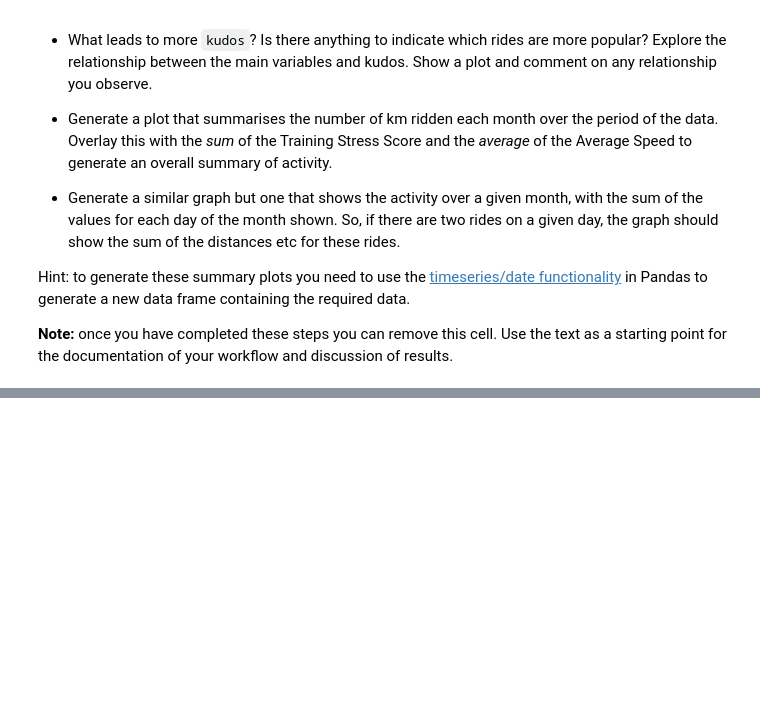
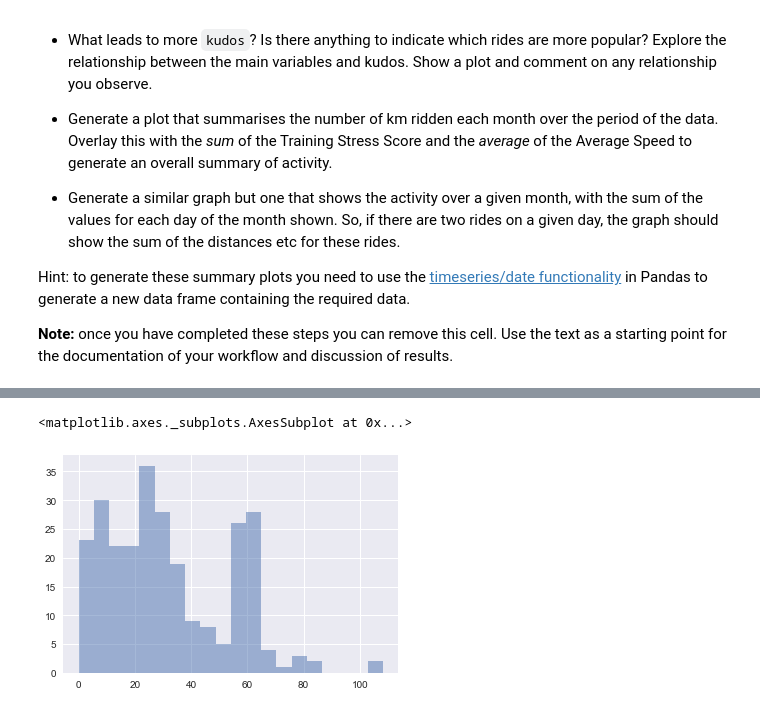
Before and after one commit to garyliu427/portfolio-2019-garyliu427, a Jupyter notebook: Portfolio 1.ipynb, the cells around one changed output, grey strips where cells are left out. Cells and saved outputs as stored; diff of their text form; code cells hidden in the pictures; blank space fills up the shorter version.

```diff
--- a/Portfolio 1.ipynb
+++ b/Portfolio 1.ipynb
@@ -120,0 +183,6 @@ __Note:__ once you have completed these steps you can remove this cell.  Use the
+# %%
+distance=result['distance']
+distance.hist(normed=0,histtype='stepfilled',alpha=.5,bins=20)
+# %% [output]
+<matplotlib.axes._subplots.AxesSubplot at 0x...>
+[figure, added]
```
Also changed, not shown: parts of 11 cells of this notebook.
